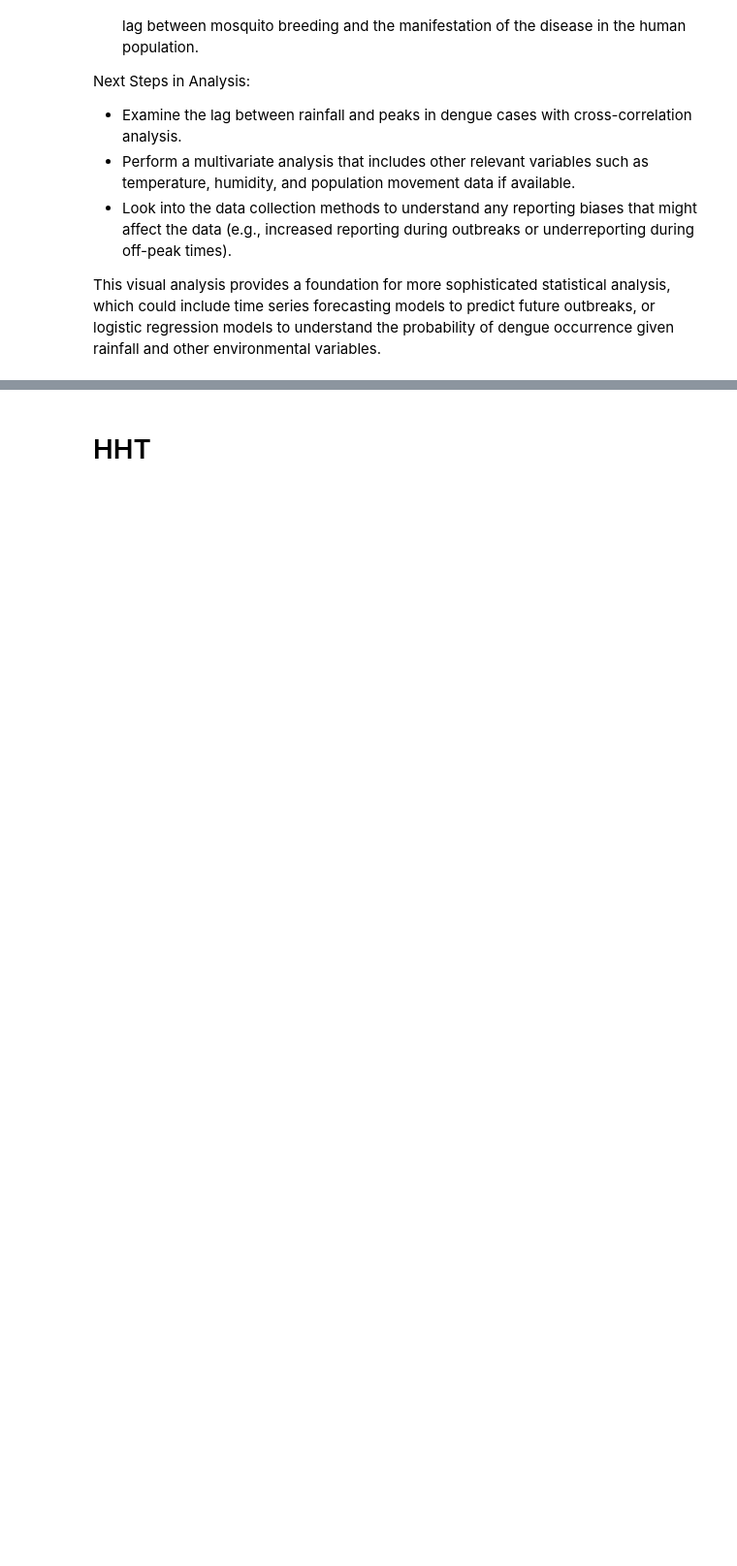
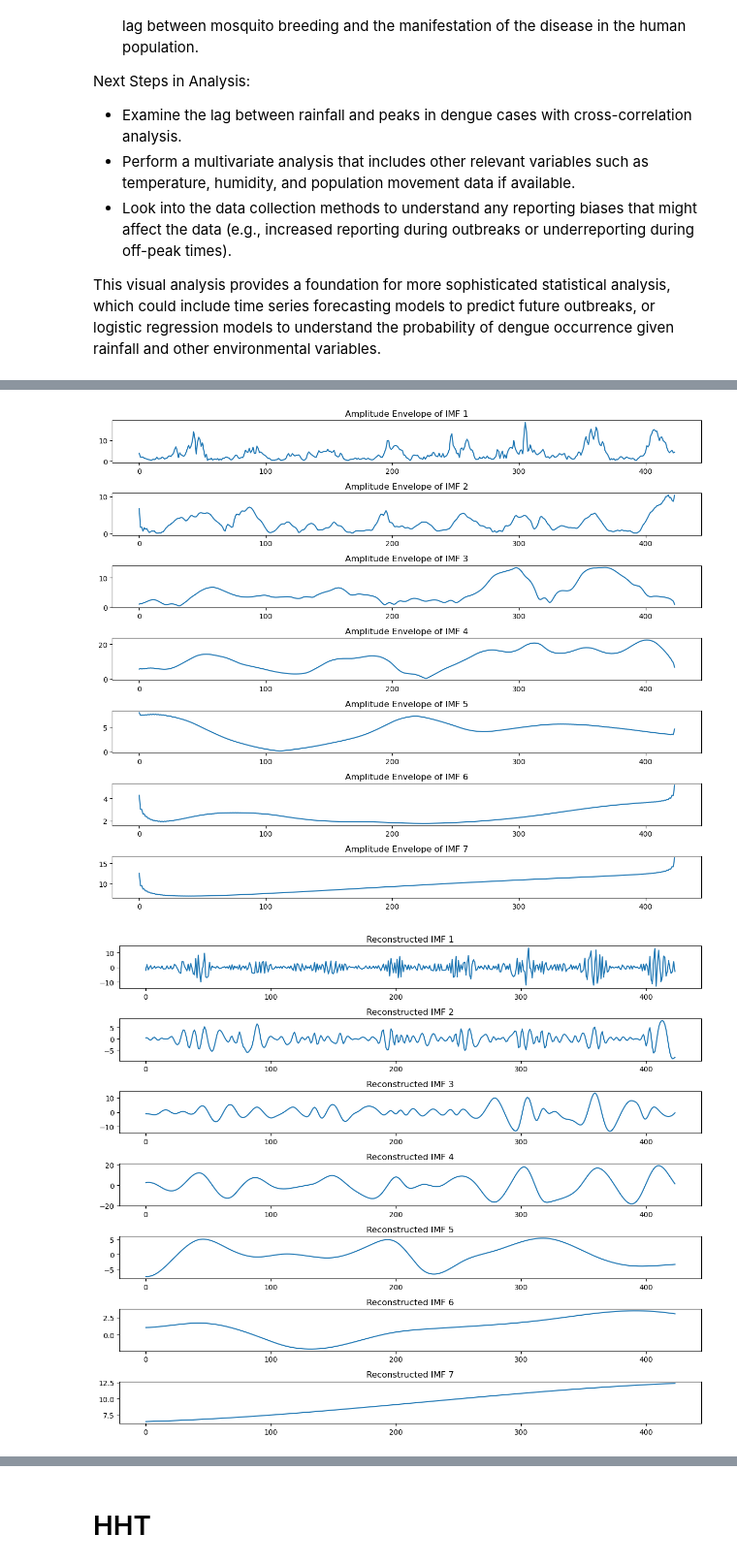
Before and after one commit to AmeyChoudhary/DPCN_Baby_Sharks, a Jupyter notebook: analysis.ipynb, the cells around one changed output, grey strips where cells are left out. Shown at 97% size. Saved outputs shown, nothing was run; the diff lists cells and outputs as text; code cells hidden in the pictures; blank space fills up the shorter version.

```diff
--- a/analysis.ipynb
+++ b/analysis.ipynb
@@ -161,3 +161,64 @@ Next Steps in Analysis:
 - Look into the data collection methods to understand any reporting biases that might affect the data (e.g., increased reporting during outbreaks or underreporting during off-peak times).
 
 This visual analysis provides a foundation for more sophisticated statistical analysis, which could include time series forecasting models to predict future outbreaks, or logistic regression models to understand the probability of dengue occurrence given rainfall and other environmental variables.
+# %%
+import pandas as pd
+import numpy as np
+from PyEMD import EMD
+import matplotlib.pyplot as plt
+from scipy.signal import hilbert
+
+# Load data
+file_path = 'Ahmedabad_Dengue.xlsx'  # Adjust path as necessary
+dengue_data = pd.read_excel(file_path)
+cases_data = dengue_data['Cases'].values
+
+# Perform EMD
+emd = EMD()
+imfs = emd.emd(cases_data)
+
+# Plot IMFs
+plt.figure(figsize=(12, 10))
+for i, imf in enumerate(imfs, 1):
+    plt.subplot(len(imfs), 1, i)
+    plt.plot(imf)
+    plt.title(f'IMF {i}')
+plt.tight_layout()
+plt.show()
+
+# Apply Hilbert Transform to each IMF to get hilbert_vector
+hilbert_vectors = [hilbert(imf) for imf in imfs]
+
+# Plot Hilbert Transform amplitude envelopes
+plt.figure(figsize=(12, 10))
+for i, hv in enumerate(hilbert_vectors, 1):
+    amplitude_envelope = np.abs(hv)
+    plt.subplot(len(hilbert_vectors), 1, i)
+    plt.plot(amplitude_envelope)
+    plt.title(f'Amplitude Envelope of IMF {i}')
+plt.tight_layout()
+plt.show()
+
+# Reconstruct IMFs from Hilbert Vectors by extracting the real part
+reconstructed_imfs = [np.real(hv) for hv in hilbert_vectors]
+
+# Plot reconstructed IMFs
+plt.figure(figsize=(12, 10))
+for i, rimf in enumerate(reconstructed_imfs, 1):
+    plt.subplot(len(reconstructed_imfs), 1, i)
+    plt.plot(rimf)
+    plt.title(f'Reconstructed IMF {i}')
+plt.tight_layout()
+plt.show()
+
+# Summing up the reconstructed IMFs to reconstruct the signal
+reconstructed_signal = np.sum(reconstructed_imfs, axis=0)
+
+# Compare the original and reconstructed signals
+plt.figure(figsize=(12, 6))
+plt.plot(cases_data, label='Original Signal')
+plt.plot(reconstructed_signal, linestyle='--', label='Reconstructed Signal')
+plt.legend()
+plt.title('Original vs. Reconstructed Signal')
+plt.show()
+# %% [output]
@@ -163,0 +226,2 @@ This visual analysis provides a foundation for more sophisticated statistical an
+[figure, added]
+[figure, added]
```
Also changed, not shown: parts of 3 cells of this notebook, 1 other file.
